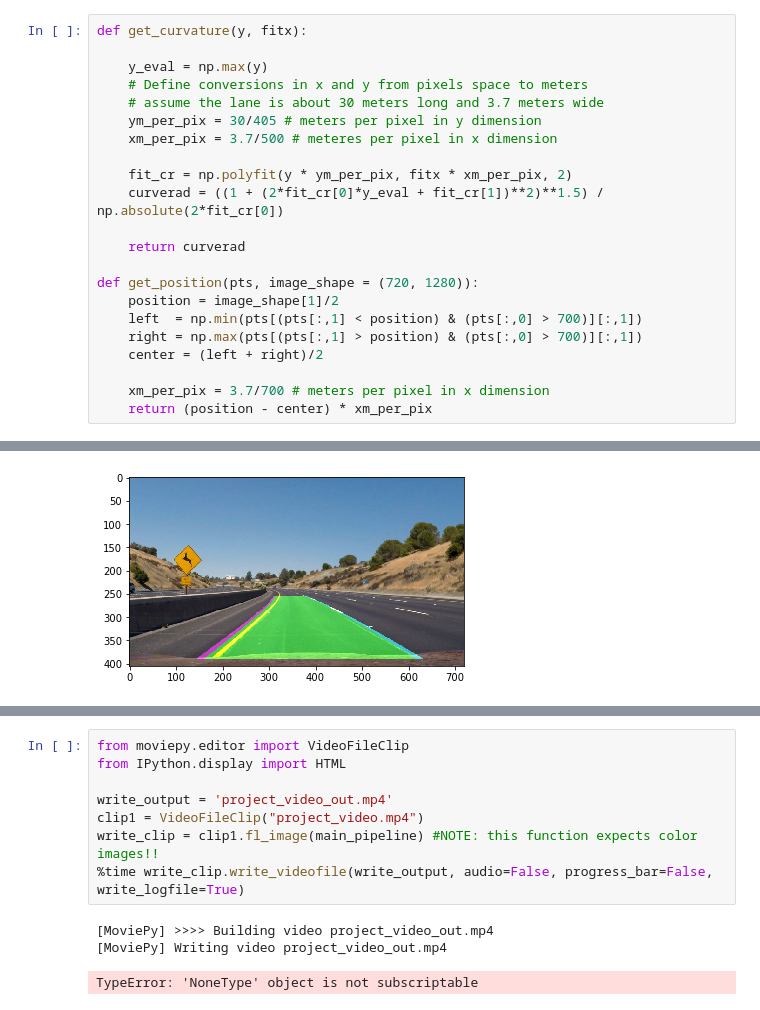
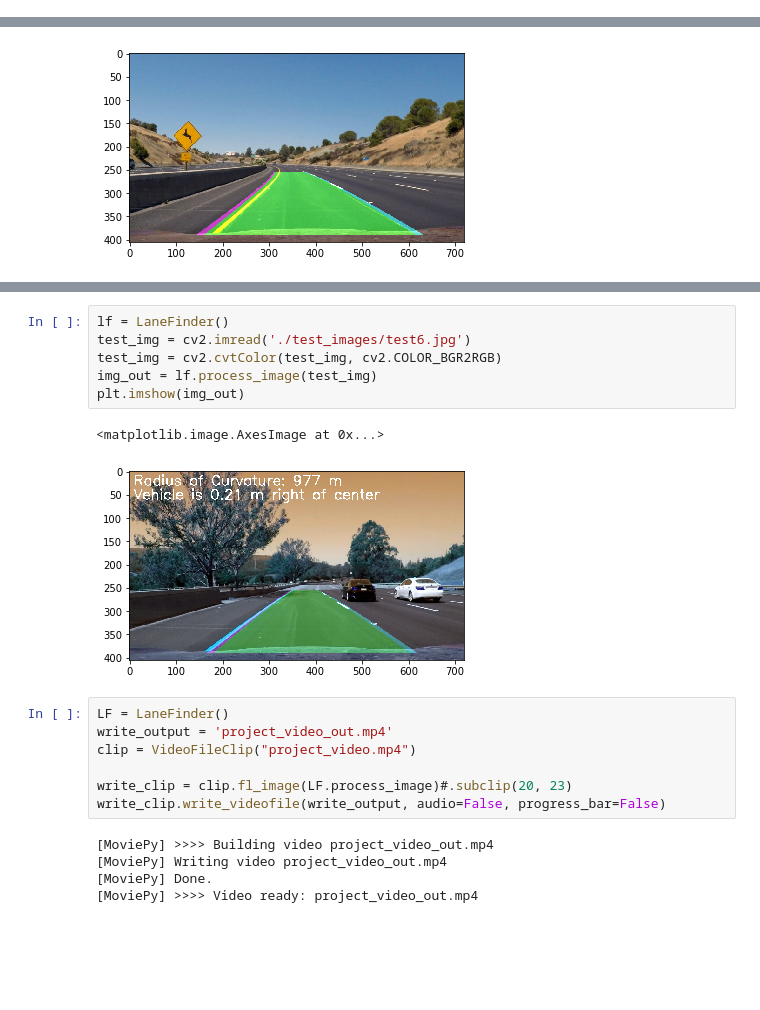
Before and after one commit to vinay631/Image_processing_lane_detection, a Jupyter notebook: Finding_Lanes.ipynb, the cells around one changed output, grey strips where cells are left out. Saved outputs shown, nothing was run; the diff lists cells and outputs as text; blank space fills up the shorter version.

Commit message:
Final video

```diff
--- a/Finding_Lanes.ipynb
+++ b/Finding_Lanes.ipynb
@@ -396,25 +474,3 @@ class Line():
-# %%
-def get_curvature(y, fitx):
-
-    y_eval = np.max(y)
-    # Define conversions in x and y from pixels space to meters
-    # assume the lane is about 30 meters long and 3.7 meters wide
-    ym_per_pix = 30/405 # meters per pixel in y dimension
-    xm_per_pix = 3.7/500 # meteres per pixel in x dimension
-
-    fit_cr = np.polyfit(y * ym_per_pix, fitx * xm_per_pix, 2)
-    curverad = ((1 + (2*fit_cr[0]*y_eval + fit_cr[1])**2)**1.5) / np.absolute(2*fit_cr[0])
-
-    return curverad
-
-def get_position(pts, image_shape = (720, 1280)):
-    position = image_shape[1]/2
-    left  = np.min(pts[(pts[:,1] < position) & (pts[:,0] > 700)][:,1])
-    right = np.max(pts[(pts[:,1] > position) & (pts[:,0] > 700)][:,1])
-    center = (left + right)/2
-
-    xm_per_pix = 3.7/700 # meters per pixel in x dimension
-    return (position - center) * xm_per_pix
 # %%
 def draw_and_fill_lane(img, bin_img, left_fit, right_fit, M_inv):
     img = cv2.resize(img, (720, 405))
@@ -475,12 +645,21 @@ plt.imshow(main_pipeline(tst_img))
+# %%
+lf = LaneFinder()
+test_img = cv2.imread('./test_images/test6.jpg')
+test_img = cv2.cvtColor(test_img, cv2.COLOR_BGR2RGB)
+img_out = lf.process_image(test_img)
+plt.imshow(img_out)
+# %% [output]
+<matplotlib.image.AxesImage at 0x...>
+[figure, added]
 # %%
-from moviepy.editor import VideoFileClip
-from IPython.display import HTML
+LF = LaneFinder()
+write_output = 'project_video_out.mp4'
+clip = VideoFileClip("project_video.mp4")
 
-write_output = 'project_video_out.mp4'
-clip1 = VideoFileClip("project_video.mp4")
-write_clip = clip1.fl_image(main_pipeline) #NOTE: this function expects color images!!
-%time write_clip.write_videofile(write_output, audio=False, progress_bar=False, write_logfile=True)
+write_clip = clip.fl_image(LF.process_image)#.subclip(20, 23)
+write_clip.write_videofile(write_output, audio=False, progress_bar=False)
 # %% [output]
 [MoviePy] >>>> Building video project_video_out.mp4
 [MoviePy] Writing video project_video_out.mp4
+[MoviePy] Done.
+[MoviePy] >>>> Video ready: project_video_out.mp4
-TypeError: 'NoneType' object is not subscriptable
```
Also changed, not shown: parts of 8 cells of this notebook, 2 other files.
